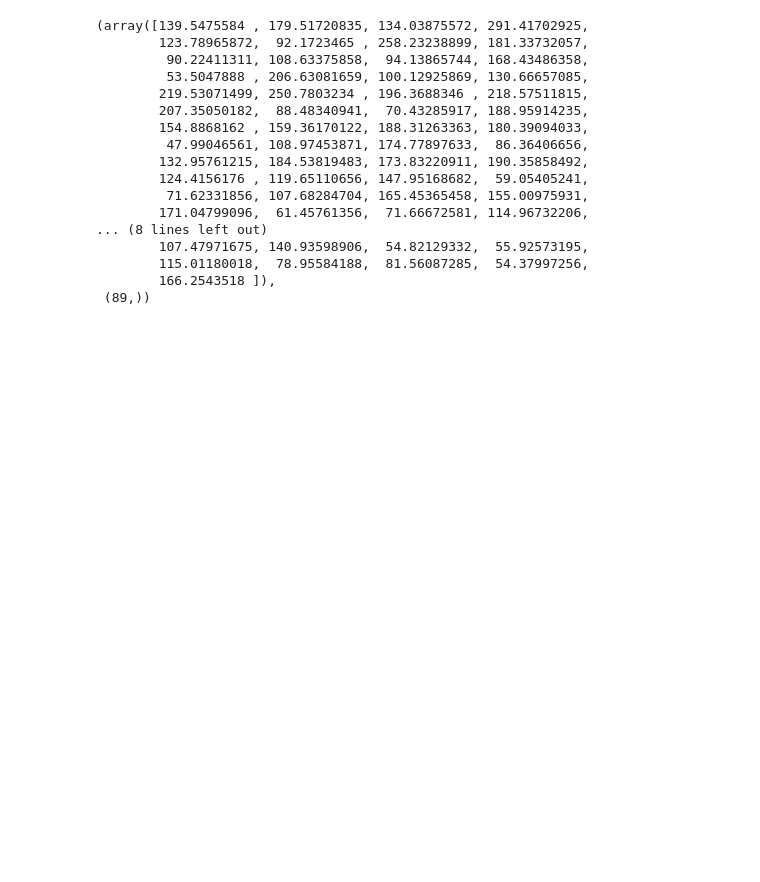
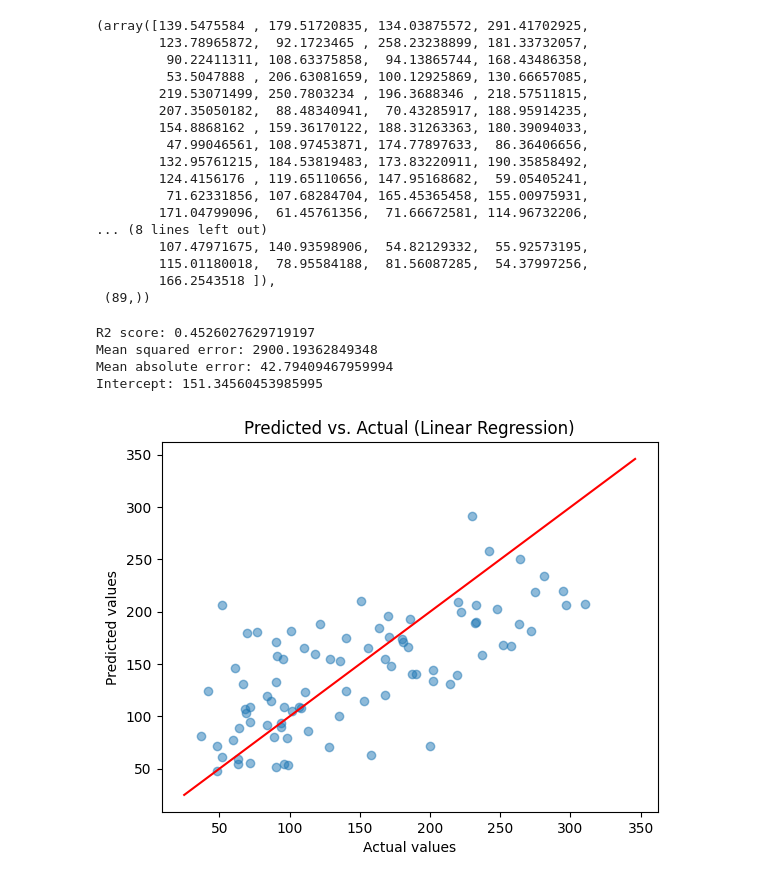
Before and after one commit to sorani-dev/pandas2023_codemy, a Jupyter notebook: src/c28-Linear_Regression_And_Residuals.ipynb, the cells around one changed output. Drawn from its saved outputs; the diff is of its cells as text; code cells hidden in the pictures; blank space fills up the shorter version.

Commit message:
Chapter 28: Linear Regression And Residuals - update chapter

```diff
--- a/src/c28-Linear_Regression_And_Residuals.ipynb
+++ b/src/c28-Linear_Regression_And_Residuals.ipynb
@@ -97,0 +90,46 @@ intercept =
+# %%
+from sklearn.metrics import mean_absolute_error, mean_squared_error, r2_score
+
+# Evaluate the performance of the model
+
+# Variance of the dependant variable (target) explained by the independant variables (features)
+# How well the model fits the data . Higher is better
+r2 = r2_score(y_test, y_pred)
+
+# MSE: Aveeage Squared distance between the predicted and the actual values on the y-axis . lower is better.
+mse = mean_squared_error(y_test, y_pred)
+
+# MAE: Average absoliute distance between predicted and the actual values on the y-axis . lower is bett
+mae = mean_absolute_error(y_true=y_test, y_pred=y_pred)
+
+# Intercept: starting point of the regression line on the y-axis
+# Value of the dependant variables (target) when the independant variables (features) are zero.
+# If positive number, increases as features increase, if negative, it's the opposite.
+intercept = lr.intercept_
+
+print('R2 score:', r2)
+print('Mean squared error:', mse)
+print('Mean absolute error:', mae)
+print('Intercept:', intercept)
+# %% [output]
+R2 score: 0.4526027629719197
+Mean squared error: 2900.19362849348
+Mean absolute error: 42.79409467959994
+Intercept: 151.34560453985995
+# %%
+import matplotlib.pyplot as plt
+
+# Plot the predicted vs. the actual values
+# Predicted values of the target variable are plotted on the x-axis
+# Actual values of the target variable are plotted on the y-axis
+# If the model is a good fit, the points should be close to the diagonal line,
+# indicating a strong linear relationship between the actual and predicted values
+
+plt.scatter(y_test, y_pred, alpha=0.5 )
+plt.plot([y.min(), y.max()], [y.min(), y.max()], color='red')
+plt.xlabel('Actual values')
+plt.ylabel('Predicted values')
+plt.title('Predicted vs. Actual (Linear Regression)')
+plt.show()
+# %% [output]
+[figure, added]
```
Also changed, not shown: parts of 2 cells of this notebook, 2 other files.
